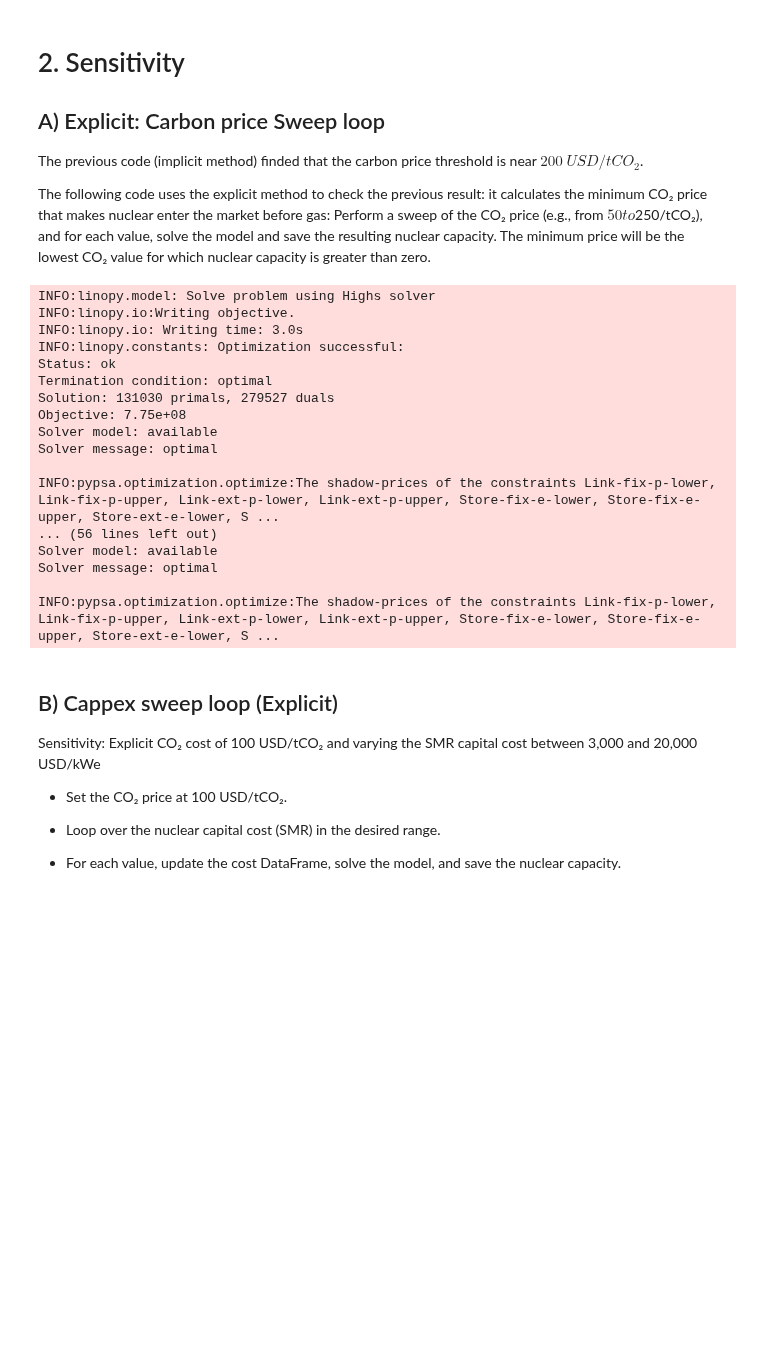
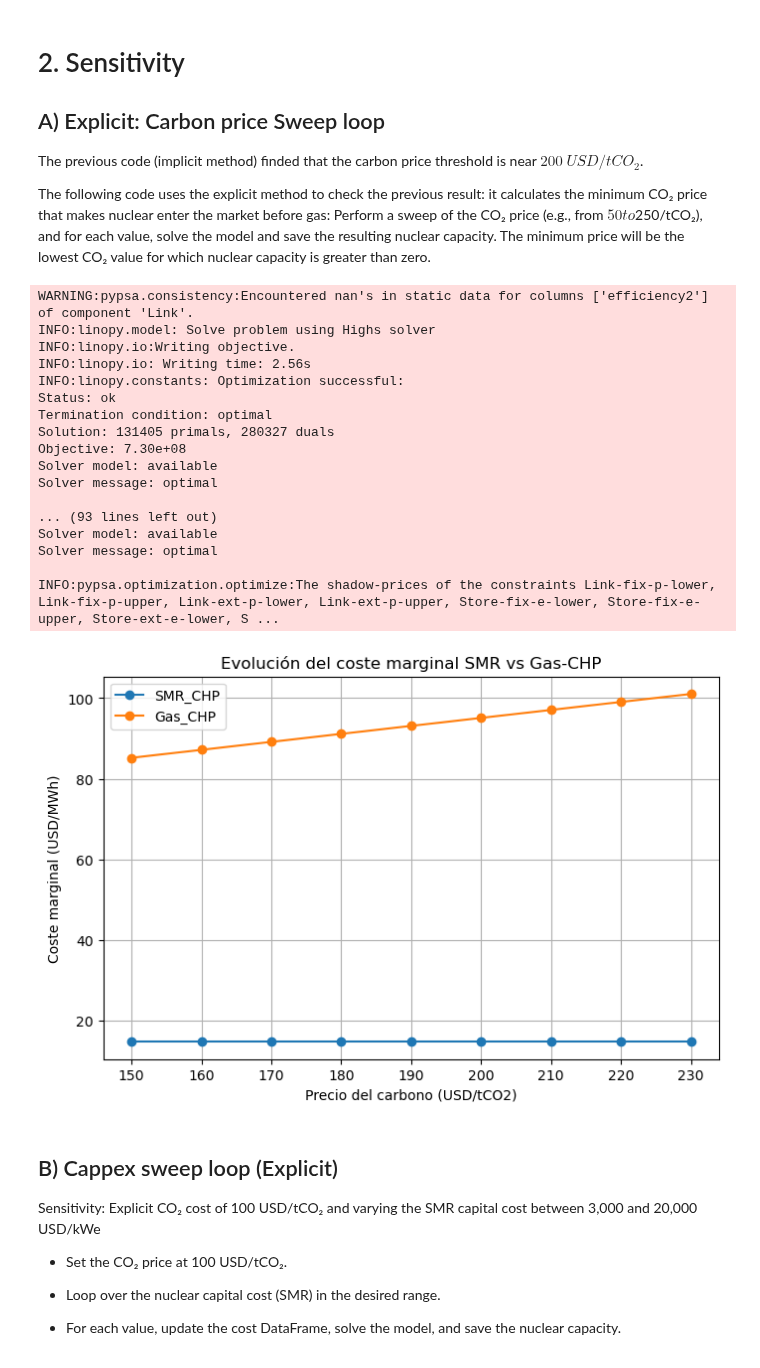
Before and after one commit to C-ansi-eof/SIDNE-Model, a Jupyter notebook: SMR_multilink.ipynb, the cells around one changed output. Drawn from its saved outputs; the diff is of its cells as text; code cells hidden in the pictures; blank space fills up the shorter version.

```diff
--- a/SMR_multilink.ipynb
+++ b/SMR_multilink.ipynb
@@ -555,7 +242,7 @@ The previous code (implicit method) finded that the carbon price threshold is ne
 
 The following code uses the explicit method to check the previous result: it calculates the minimum CO₂ price that makes nuclear enter the market before gas: Perform a sweep of the CO₂ price (e.g., from $50 to $250/tCO₂), and for each value, solve the model and save the resulting nuclear capacity. The minimum price will be the lowest CO₂ value for which nuclear capacity is greater than zero.
 # %%
-co2_prices = np.arange(180, 231, 10)  # de 50 a 250 USD/tCO2
+co2_prices = np.arange(150, 231, 10)  # de 50 a 250 USD/tCO2
 nuclear_capacitiesA = []
 for price in co2_prices:
     cost.loc["Gas_CHP", "carbon_cost"] = price
@@ -715,23 +402,51 @@ for price in co2_prices:
     # shadow_price = network.global_constraints.at["co2_limit", "mu"]
     # print(f"Shadow Price of Carbon: {shadow_price} USD/tCO2")
 # %% [output]
+WARNING:pypsa.consistency:Encountered nan's in static data for columns ['efficiency2'] of component 'Link'.
 INFO:linopy.model: Solve problem using Highs solver
 INFO:linopy.io:Writing objective.
-INFO:linopy.io: Writing time: 3.0s
+INFO:linopy.io: Writing time: 2.56s
 INFO:linopy.constants: Optimization successful:
 Status: ok
 Termination condition: optimal
-Solution: 131030 primals, 279527 duals
-Objective: 7.75e+08
+Solution: 131405 primals, 280327 duals
+Objective: 7.30e+08
+Solver model: available
+Solver message: optimal
+
+... (93 lines left out)
 Solver model: available
 Solver message: optimal
 
 INFO:pypsa.optimization.optimize:The shadow-prices of the constraints Link-fix-p-lower, Link-fix-p-upper, Link-ext-p-lower, Link-ext-p-upper, Store-fix-e-lower, Store-fix-e-upper, Store-ext-e-lower, S ...
-... (56 lines left out)
-Solver model: available
-Solver message: optimal
-
-INFO:pypsa.optimization.optimize:The shadow-prices of the constraints Link-fix-p-lower, Link-fix-p-upper, Link-ext-p-lower, Link-ext-p-upper, Store-fix-e-lower, Store-fix-e-upper, Store-ext-e-lower, S ...
+# %%
+# Calcular y graficar los costes marginales de SMR y GAS_CHP para cada precio de carbono
+marginal_cost_smr = []
+marginal_cost_gas = []
+
+for price in co2_prices:
+    # Coste marginal SMR (no depende del precio de carbono)
+    mc_smr = cost.loc["SMR_CHP", "VOM"] + cost.loc["SMR_CHP", "fuel"]
+    marginal_cost_smr.append(mc_smr)
+    # Coste marginal GAS_CHP (sí depende del precio de carbono)
+    mc_gas = (cost.loc["Gas_CHP", "VOM"] +
+              cost.loc["Gas_CHP", "fuel"] +
+              price * cost.loc["Gas_CHP", "carbon_intensity"])
+    marginal_cost_gas.append(mc_gas)
+
+import matplotlib.pyplot as plt
+
+plt.figure(figsize=(8,5))
+plt.plot(co2_prices, marginal_cost_smr, label="SMR_CHP", marker='o')
+plt.plot(co2_prices, marginal_cost_gas, label="Gas_CHP", marker='o')
+plt.xlabel("Precio del carbono (USD/tCO2)")
+plt.ylabel("Coste marginal (USD/MWh)")
+plt.title("Evolución del coste marginal SMR vs Gas-CHP")
+plt.legend()
+plt.grid(True)
+plt.show()
+# %% [output]
+[figure, added]
 # %% [markdown]
 ## B) Cappex sweep loop (Explicit)
 Sensitivity: Explicit CO₂ cost of 100 USD/tCO₂ and varying the SMR capital cost between 3,000 and 20,000 USD/kWe
```
Also changed, not shown: parts of 10 cells of this notebook.
